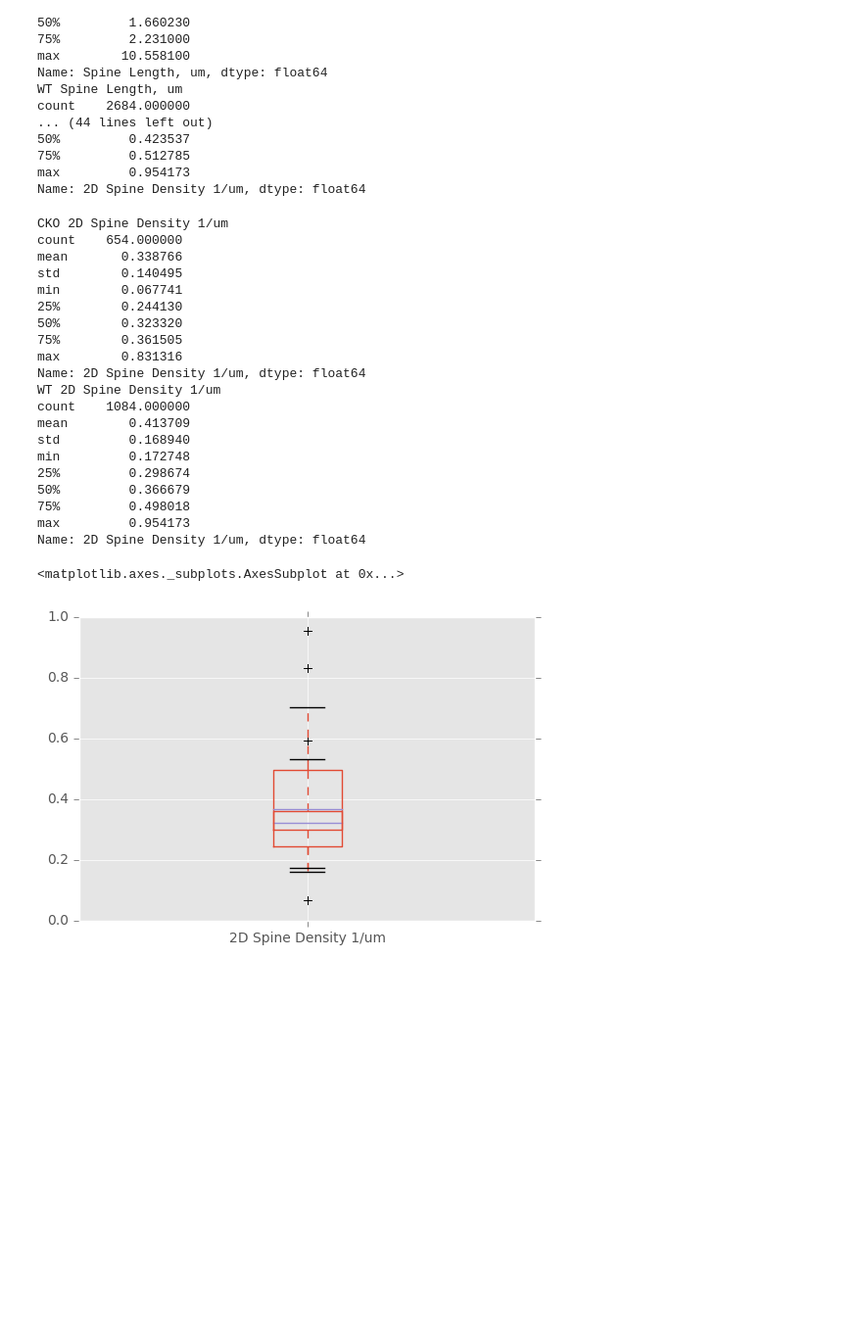
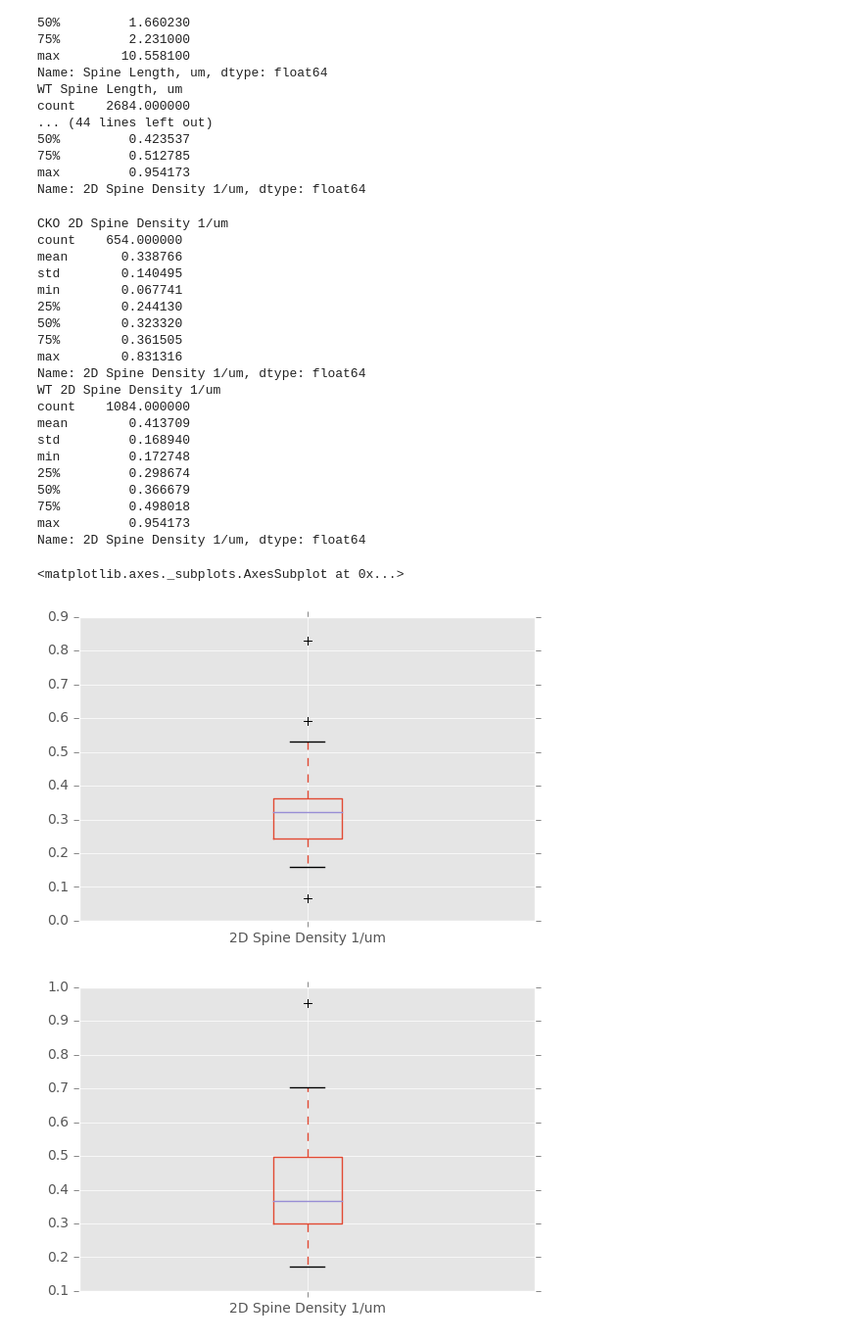
Before and after one commit to nikiluk/signalife-moo-spine-analysis, a Jupyter notebook: main.ipynb, the cells around one changed output. Shown at 98% size. Cells and saved outputs as stored; diff of their text form; code cells hidden in the pictures; blank space fills up the shorter version.

```diff
--- a/main.ipynb
+++ b/main.ipynb
@@ -188,32 +188,34 @@ warnings.filterwarnings('ignore')
 plt.style.use('ggplot')
 
 print('CKO 2D Spine Density 1/um')
 print(mergedSpineDFMeta[(mergedSpineDFMeta.Genotype=="CKO") & (mergedSpineDFMeta.dendriteType=="basal")]['2D Spine Density 1/um'].describe())
 print('WT 2D Spine Density 1/um')
 print(mergedSpineDFMeta[(mergedSpineDFMeta.Genotype=="WT") & (mergedSpineDFMeta.dendriteType=="basal")]['2D Spine Density 1/um'].describe())
-
+plt.figure()
 mergedSpineDFMeta[(mergedSpineDFMeta.Genotype=="CKO") & (mergedSpineDFMeta.dendriteType=="basal")].boxplot('2D Spine Density 1/um')
+plt.figure()
 mergedSpineDFMeta[(mergedSpineDFMeta.Genotype=="WT") & (mergedSpineDFMeta.dendriteType=="basal")].boxplot('2D Spine Density 1/um')
 # %% [output]
 CKO 2D Spine Density 1/um
 count    654.000000
 mean       0.338766
 std        0.140495
 min        0.067741
 25%        0.244130
 50%        0.323320
 75%        0.361505
 max        0.831316
 Name: 2D Spine Density 1/um, dtype: float64
 WT 2D Spine Density 1/um
 count    1084.000000
 mean        0.413709
 std         0.168940
 min         0.172748
 25%         0.298674
 50%         0.366679
 75%         0.498018
 max         0.954173
 Name: 2D Spine Density 1/um, dtype: float64
 <matplotlib.axes._subplots.AxesSubplot at 0x...>
-[figure, old version]
+[figure, new version]
+[figure, added]
```
Also changed, not shown: parts of 1 cell of this notebook.
